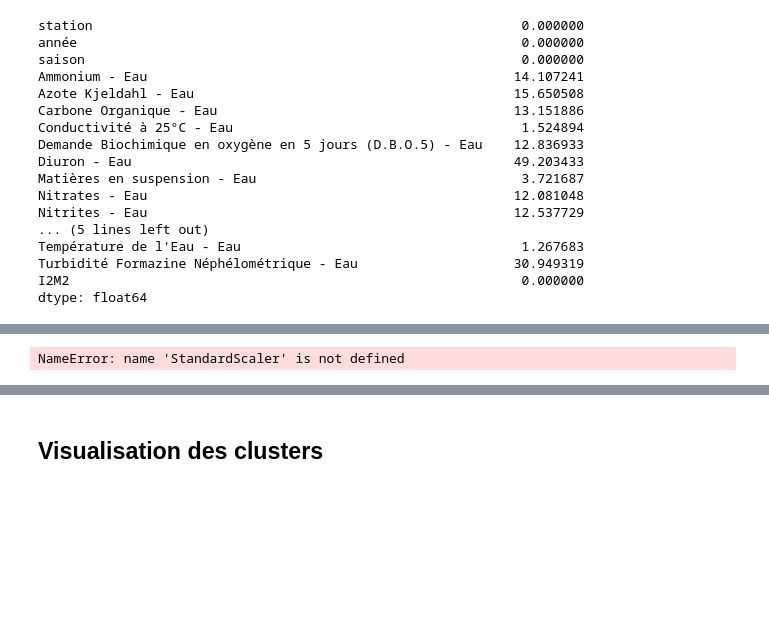
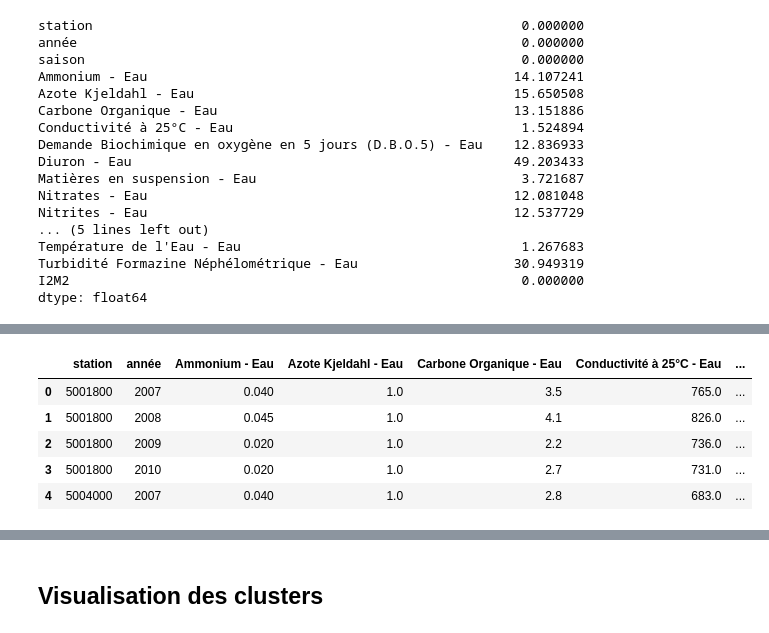
Before and after one commit to zoemarquis/naiades-analytics, a Jupyter notebook: naiades.ipynb, the cells around one changed output, grey strips where cells are left out. Drawn from its saved outputs; the diff is of its cells as text; code cells hidden in the pictures; blank space fills up the shorter version.

```diff
--- a/naiades.ipynb
+++ b/naiades.ipynb
@@ -1536,0 +1538,12 @@ Nombre de colonnes en tout : 19
+# %%
+from sklearn.impute import SimpleImputer ## TODO ZOE mettre ça tout en haut
+
+# Normalisation des données
+imputer = SimpleImputer(strategy='mean') # ici on pourrait aussi mettre median
+colonnes = df_pc_median_bio_median_1_month.columns
+colonnes = colonnes.drop('station')
+colonnes = colonnes.drop('année')
+colonnes = colonnes.drop('saison')
+colonnes = colonnes.drop('I2M2')
+df_pc_median_bio_median_1_month[colonnes] = imputer.fit_transform(df_pc_median_bio_median_1_month[colonnes])
+df_pc_median_bio_median_1_month.isnull().sum()
@@ -1537,13 +1571,19 @@ Nombre de colonnes en tout : 19
 # %%
 # Mapper chaque saison à un trimestre
 saison_to_quarter = {
-    "Hiver": "Q1",
-    "Printemps": "Q2",
-    "Été": "Q3",
-    "Automne": "Q4"
+    "Hiver": 1,
+    "Printemps": 2,
+    "Été": 3,
+    "Automne": 4
 }
-
-# Créer une colonne "année_trimestre"
-df['trimestre'] = df['saison'].map(saison_to_quarter)
-df['année_trimestre'] = df['année'].astype(str) + '-' + df['trimestre']
-df = df.drop(columns=['année', 'saison', 'trimestre'])  # Supprimer les colonnes inutiles
+df_pc_median_bio_median_1_month['trimestre'] = df_pc_median_bio_median_1_month['saison'].map(saison_to_quarter)
+# drop saison
+df_pc_median_bio_median_1_month.drop(columns=['saison'], inplace=True)
+df_pc_median_bio_median_1_month.head(5)
+# %% [output]
+|  | station | année | Ammonium - Eau | Azote Kjeldahl - Eau | Carbone Organique - Eau | Conductivité à 25°C - Eau | ... |
+| 0 | 5001800 | 2007 | 0.040 | 1.0 | 3.5 | 765.0 | ... |
+| 1 | 5001800 | 2008 | 0.045 | 1.0 | 4.1 | 826.0 | ... |
+| 2 | 5001800 | 2009 | 0.020 | 1.0 | 2.2 | 736.0 | ... |
+| 3 | 5001800 | 2010 | 0.020 | 1.0 | 2.7 | 731.0 | ... |
+| 4 | 5004000 | 2007 | 0.040 | 1.0 | 2.8 | 683.0 | ... |
@@ -1556,5 +1589,0 @@ df['colonne'] = imputer.fit_transform(df[['colonne']])
-# %%
-scaler = StandardScaler()
-data_scaled = scaler.fit_transform(df_pc_median_bio_median_1_month)
-# %% [output]
-NameError: name 'StandardScaler' is not defined
```
Also changed, not shown: parts of 16 cells of this notebook.
